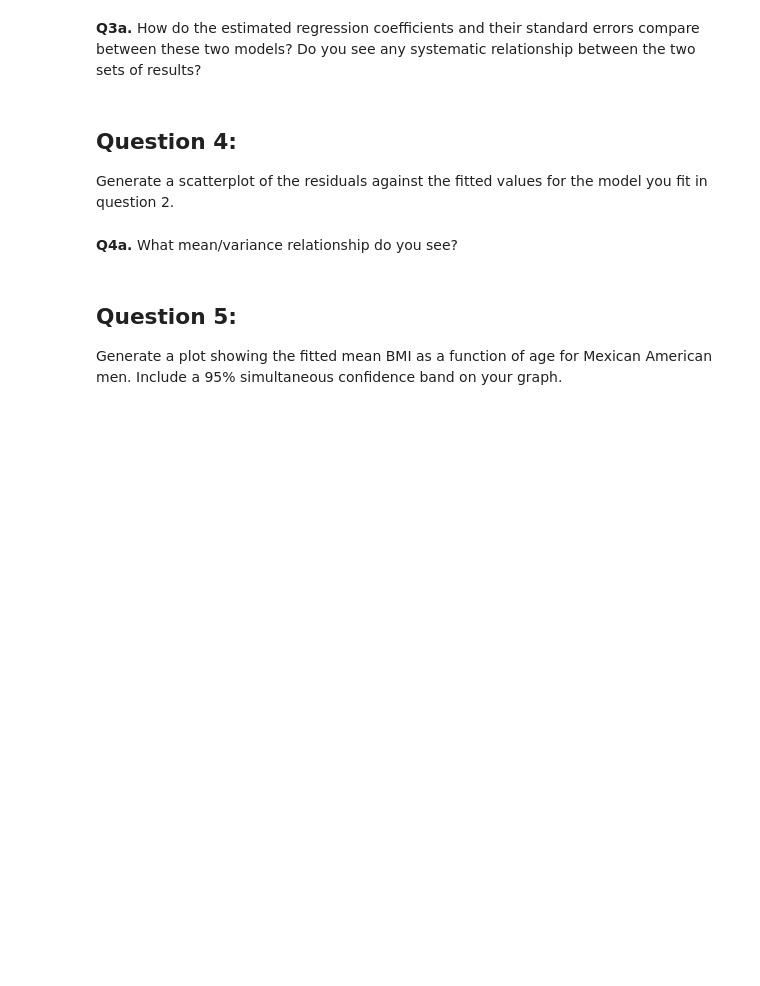
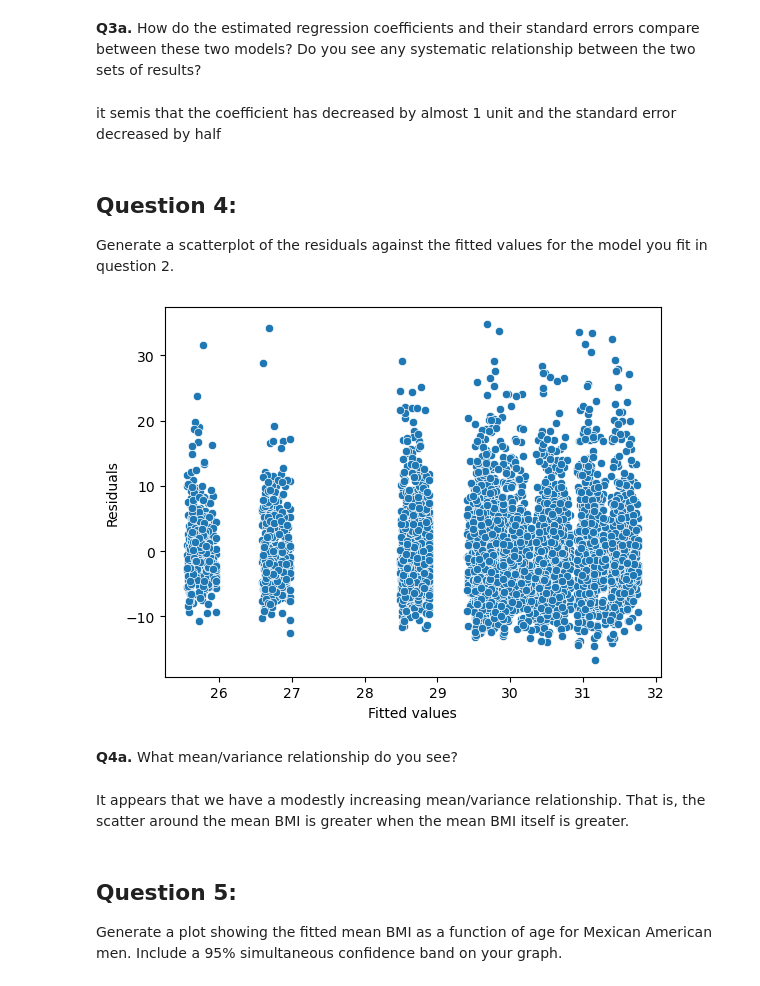
Before and after one commit to elsayedg/Statistics-with-Python-Specialization, a Jupyter notebook: 3_Fitting Statistical Models to Data with Python/W2 - FITTING MODELS TO INDEPENDENT DATA/3- week2_nhanes_practice.ipynb, the cells around one changed output. Cells and saved outputs as stored; diff of their text form; code cells hidden in the pictures; blank space fills up the shorter version.

Commit message:
studying how to assess the model

```diff
--- a/3_Fitting Statistical Models to Data with Python/W2 - FITTING MODELS TO INDEPENDENT DATA/3- week2_nhanes_practice.ipynb
+++ b/3_Fitting Statistical Models to Data with Python/W2 - FITTING MODELS TO INDEPENDENT DATA/3- week2_nhanes_practice.ipynb
@@ -160,5 +238,8 @@ Randomly sample 25% of the NHANES data, then fit the same model you used in ques
 # %% [markdown]
 __Q3a.__ How do the estimated regression coefficients and their standard errors compare between these two models?  Do you see any systematic relationship between the two sets of results?
+# %% [markdown]
+it semis that the coefficient has decreased by almost 1 unit
+and the standard error decreased by half
 # %% [markdown]
 ## Question 4:
 
@@ -168,5 +247,19 @@ Generate a scatterplot of the residuals against the fitted values for the model
+# %%
+model = sm.OLS.from_formula(
+    "BMXBMI ~ RIDAGEYR + RIAGENDRx +RIDRETH1x", data=da)
+result = model.fit()
+# %%
+pp = sns.scatterplot(x=result.fittedvalues, y=result.resid)
+pp.set_xlabel("Fitted values")
+_ = pp.set_ylabel("Residuals")
+# %% [output]
+[figure, added]
 # %% [markdown]
 __Q4a.__ What mean/variance relationship do you see?
+# %% [markdown]
+It appears that we have a modestly increasing mean/variance
+relationship.  That is, the scatter around the mean BMI is
+greater when the mean BMI itself is greater.
 # %% [markdown]
 ## Question 5:
 
```
Also changed, not shown: parts of 16 cells of this notebook.
